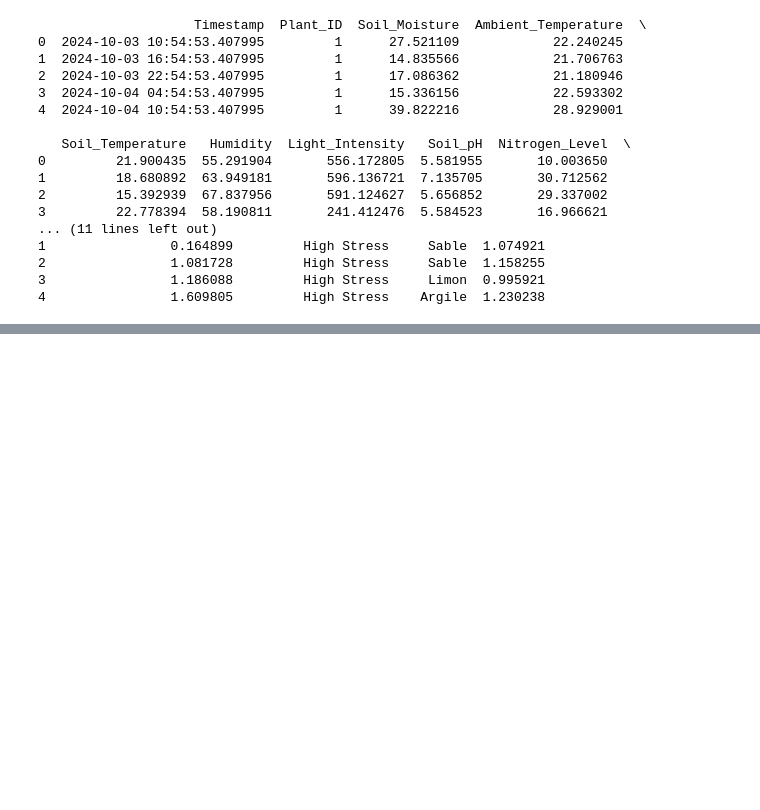
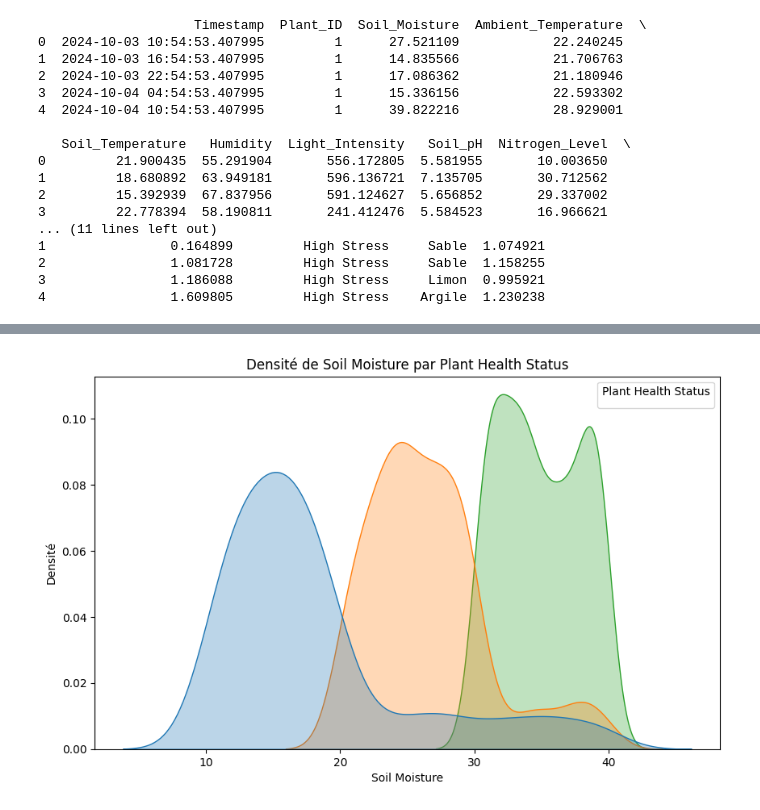
Before and after one commit to OlborEgamorf/WePlant_25.5, a Jupyter notebook: notebooks/traitement.ipynb, the cells around one changed output, grey strips where cells are left out. Drawn from its saved outputs; the diff is of its cells as text; code cells hidden in the pictures; blank space fills up the shorter version.

```diff
--- a/notebooks/traitement.ipynb
+++ b/notebooks/traitement.ipynb
@@ -118,0 +132,11 @@ print(plant_health.head())
+# %%
+# Courbe de densité
+plt.figure(figsize=(10, 6))
+sns.kdeplot(data=plant_health, x="Soil_Moisture", hue="Plant_Health_Status", common_norm=False, fill=True, alpha=0.3)
+plt.title("Densité de Soil Moisture par Plant Health Status")
+plt.xlabel("Soil Moisture")
+plt.ylabel("Densité")
+plt.legend(title="Plant Health Status")
+plt.show()
+# %% [output]
+[figure, added]
```
Also changed, not shown: parts of 3 cells of this notebook, 3 other files.
